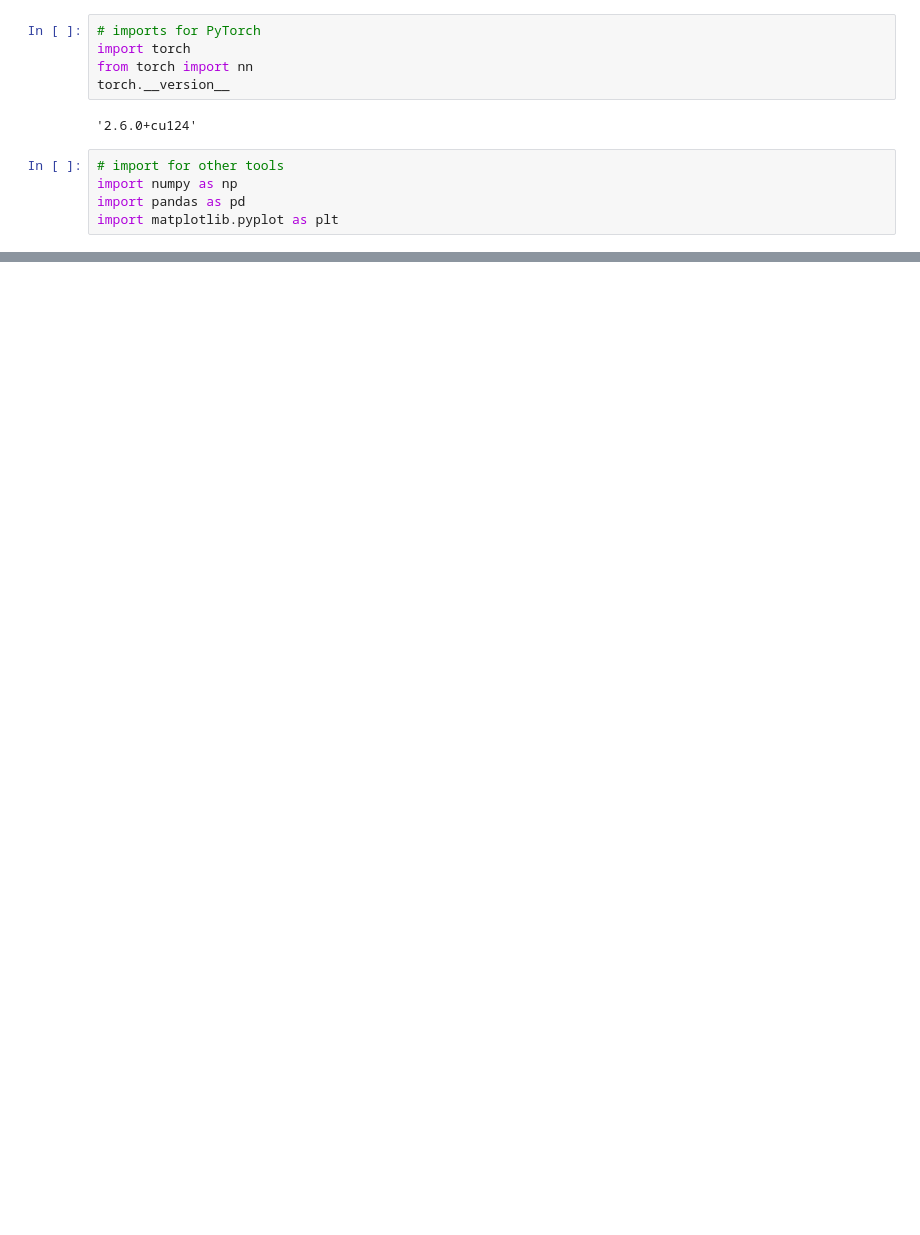
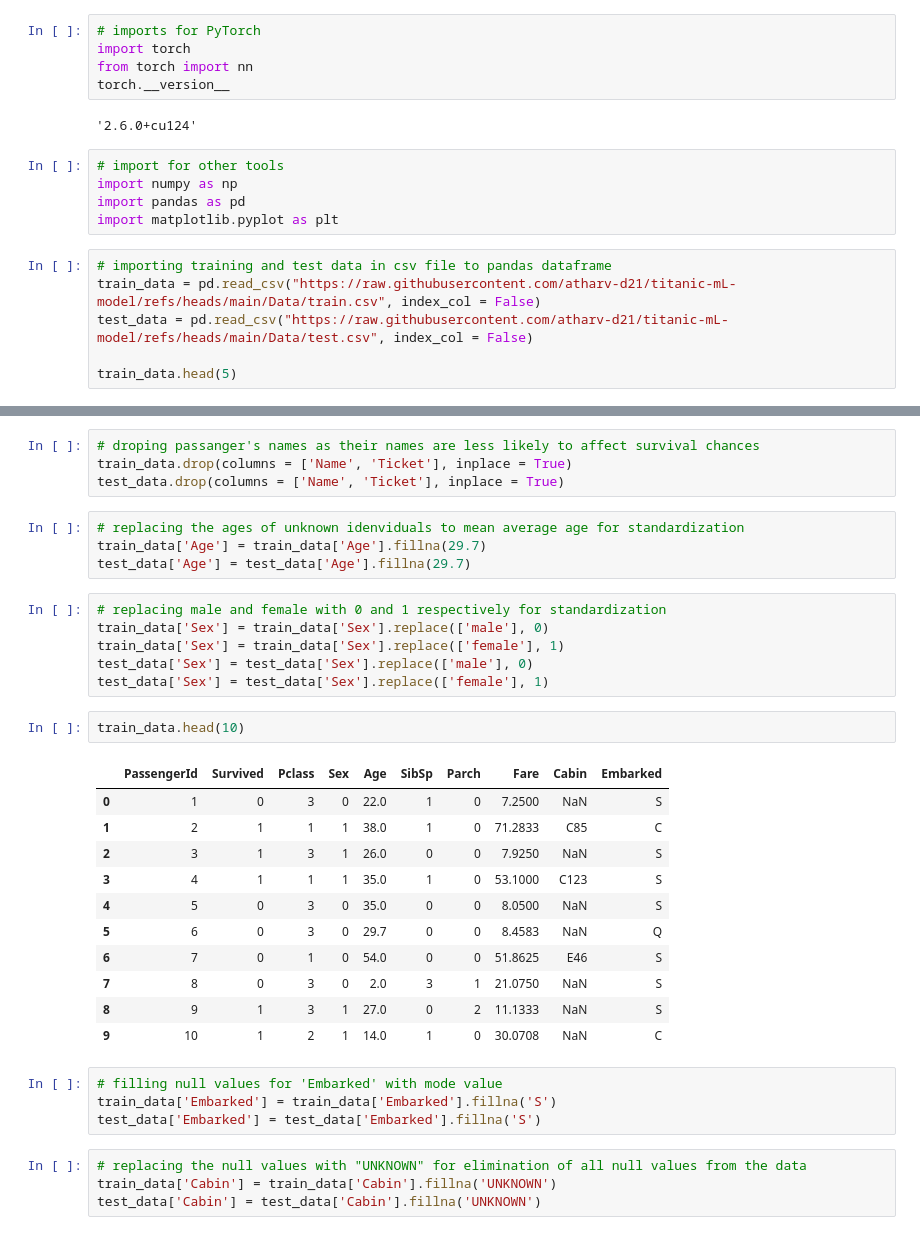
Before and after one commit to atharv-d21/titanic-mL-model, a Jupyter notebook: titanic_survival_model.ipynb, the cells around one changed output, grey strips where cells are left out. Drawn from its saved outputs; the diff is of its cells as text; blank space fills up the shorter version.

```diff
--- a/titanic_survival_model.ipynb
+++ b/titanic_survival_model.ipynb
@@ -12,3 +12,9 @@ torch.__version__
 import numpy as np
 import pandas as pd
 import matplotlib.pyplot as plt
+# %%
+# importing training and test data in csv file to pandas dataframe
+train_data = pd.read_csv("https://raw.githubusercontent.com/atharv-d21/titanic-mL-model/refs/heads/main/Data/train.csv", index_col = False)
+test_data = pd.read_csv("https://raw.githubusercontent.com/atharv-d21/titanic-mL-model/refs/heads/main/Data/test.csv", index_col = False)
+
+train_data.head(5)
@@ -14,0 +37,36 @@ import matplotlib.pyplot as plt
+# %%
+# droping passanger's names as their names are less likely to affect survival chances
+train_data.drop(columns = ['Name', 'Ticket'], inplace = True)
+test_data.drop(columns = ['Name', 'Ticket'], inplace = True)
+# %%
+# replacing the ages of unknown idenviduals to mean average age for standardization
+train_data['Age'] = train_data['Age'].fillna(29.7)
+test_data['Age'] = test_data['Age'].fillna(29.7)
+# %%
+# replacing male and female with 0 and 1 respectively for standardization
+train_data['Sex'] = train_data['Sex'].replace(['male'], 0)
+train_data['Sex'] = train_data['Sex'].replace(['female'], 1)
+test_data['Sex'] = test_data['Sex'].replace(['male'], 0)
+test_data['Sex'] = test_data['Sex'].replace(['female'], 1)
+# %%
+train_data.head(10)
+# %% [output]
+|  | PassengerId | Survived | Pclass | Sex | Age | SibSp | Parch | Fare | Cabin | Embarked |
+| 0 | 1 | 0 | 3 | 0 | 22.0 | 1 | 0 | 7.2500 | NaN | S |
+| 1 | 2 | 1 | 1 | 1 | 38.0 | 1 | 0 | 71.2833 | C85 | C |
+| 2 | 3 | 1 | 3 | 1 | 26.0 | 0 | 0 | 7.9250 | NaN | S |
+| 3 | 4 | 1 | 1 | 1 | 35.0 | 1 | 0 | 53.1000 | C123 | S |
+| 4 | 5 | 0 | 3 | 0 | 35.0 | 0 | 0 | 8.0500 | NaN | S |
+| 5 | 6 | 0 | 3 | 0 | 29.7 | 0 | 0 | 8.4583 | NaN | Q |
+| 6 | 7 | 0 | 1 | 0 | 54.0 | 0 | 0 | 51.8625 | E46 | S |
+| 7 | 8 | 0 | 3 | 0 | 2.0 | 3 | 1 | 21.0750 | NaN | S |
+| 8 | 9 | 1 | 3 | 1 | 27.0 | 0 | 2 | 11.1333 | NaN | S |
+| 9 | 10 | 1 | 2 | 1 | 14.0 | 1 | 0 | 30.0708 | NaN | C |
+# %%
+# filling null values for 'Embarked' with mode value
+train_data['Embarked'] = train_data['Embarked'].fillna('S')
+test_data['Embarked'] = test_data['Embarked'].fillna('S')
+# %%
+# replacing the null values with "UNKNOWN" for elimination of all null values from the data
+train_data['Cabin'] = train_data['Cabin'].fillna('UNKNOWN')
+test_data['Cabin'] = test_data['Cabin'].fillna('UNKNOWN')
```
Also changed, not shown: parts of 29 cells of this notebook.
